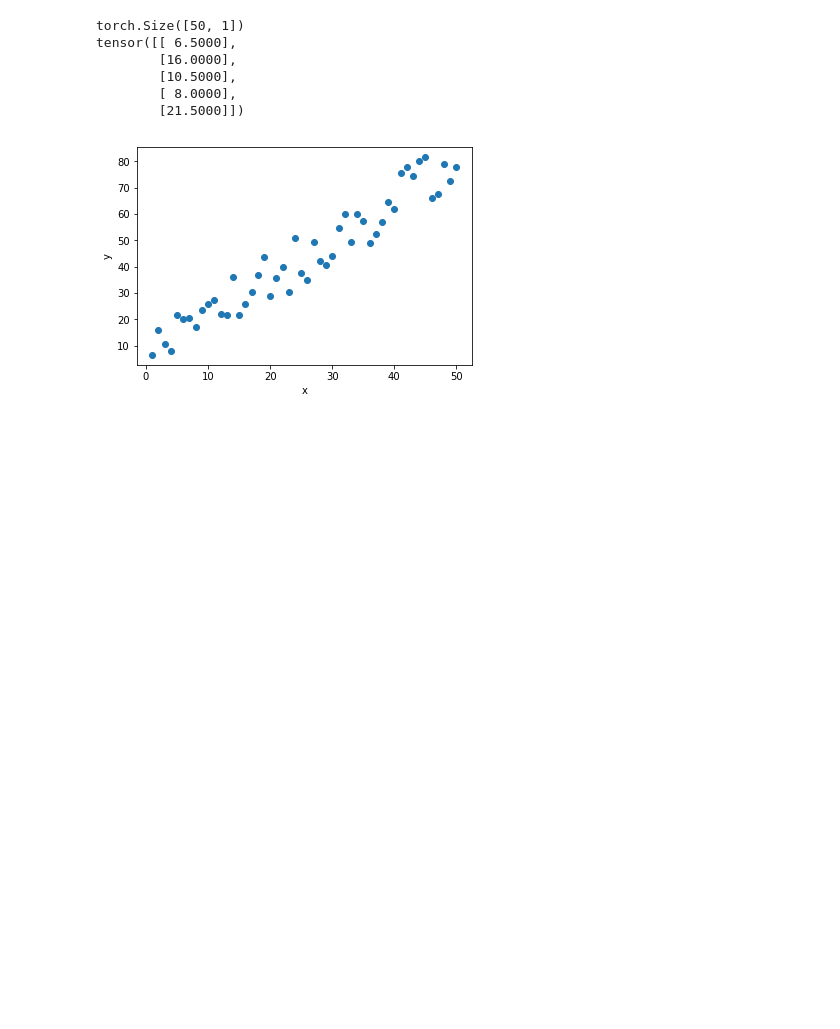
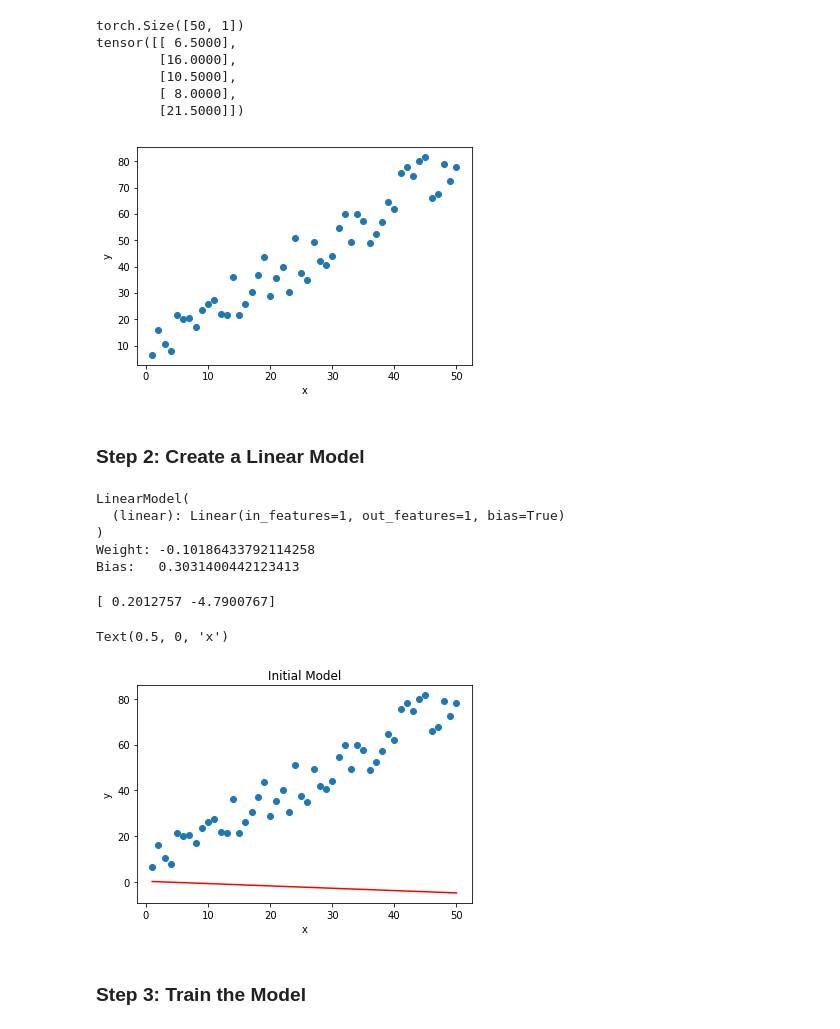
Before and after one commit to gemurdock/MLNoteBook, a Jupyter notebook: Linear Regression.ipynb, the cells around one changed output. Cells and saved outputs as stored; diff of their text form; code cells hidden in the pictures; blank space fills up the shorter version.

Commit message:
Created Model and Results

```diff
--- a/Linear Regression.ipynb
+++ b/Linear Regression.ipynb
@@ -52,3 +52,42 @@ plt.ylabel('y')
 plt.xlabel('x');
 # %% [output]
 [figure]
+# %% [markdown]
+### Step 2: Create a Linear Model
+# %%
+class LinearModel(nn.Module):
+    def __init__(self, in_features, out_features):
+        super().__init__()
+        self.linear = nn.Linear(in_features, out_features)
+
+    def forward(self, x):
+        return self.linear(x)
+# %%
+torch.manual_seed(RAN_SEED)
+model = LinearModel(1, 1)
+print(model)
+print('Weight:', model.linear.weight.item())
+print('Bias:  ', model.linear.bias.item())
+# %% [output]
+LinearModel(
+  (linear): Linear(in_features=1, out_features=1, bias=True)
+)
+Weight: -0.10186433792114258
+Bias:   0.3031400442123413
+# %%
+x_line = np.array([x.min(),x.max()])
+iw, ib = model.linear.weight.item(), model.linear.bias.item()
+
+y_line = x_line * iw + ib
+print(y_line)
+# %% [output]
+[ 0.2012757 -4.7900767]
+# %%
+plt.scatter(x.numpy(), y.numpy())
+plt.plot(x_line,y_line,'r')
+plt.title('Initial Model')
+plt.ylabel('y')
+plt.xlabel('x')
+# %% [output]
+Text(0.5, 0, 'x')
+[figure, added]
@@ -54,0 +97,2 @@ plt.xlabel('x');
+# %% [markdown]
+### Step 3: Train the Model
```
Also changed, not shown: parts of 6 cells of this notebook.
